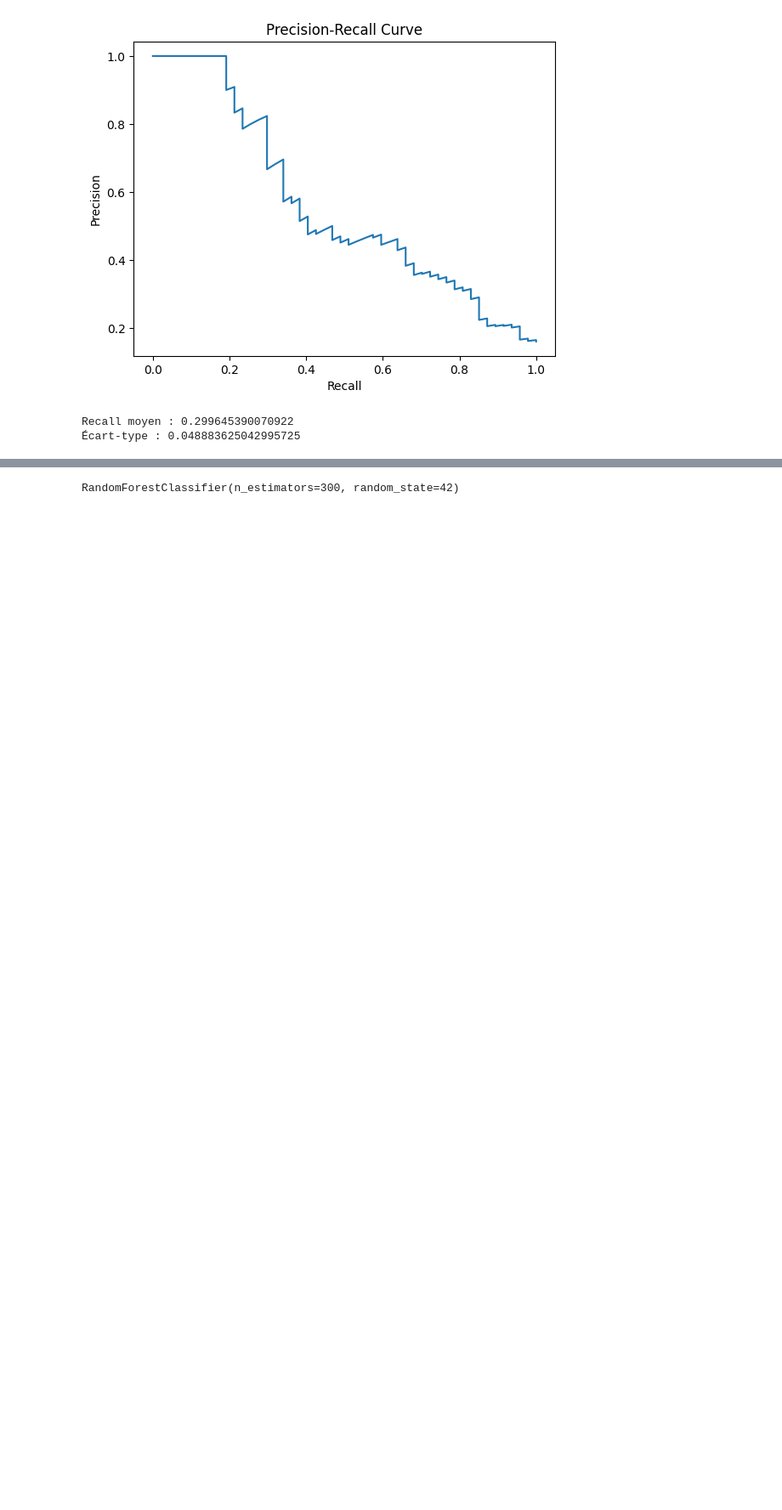
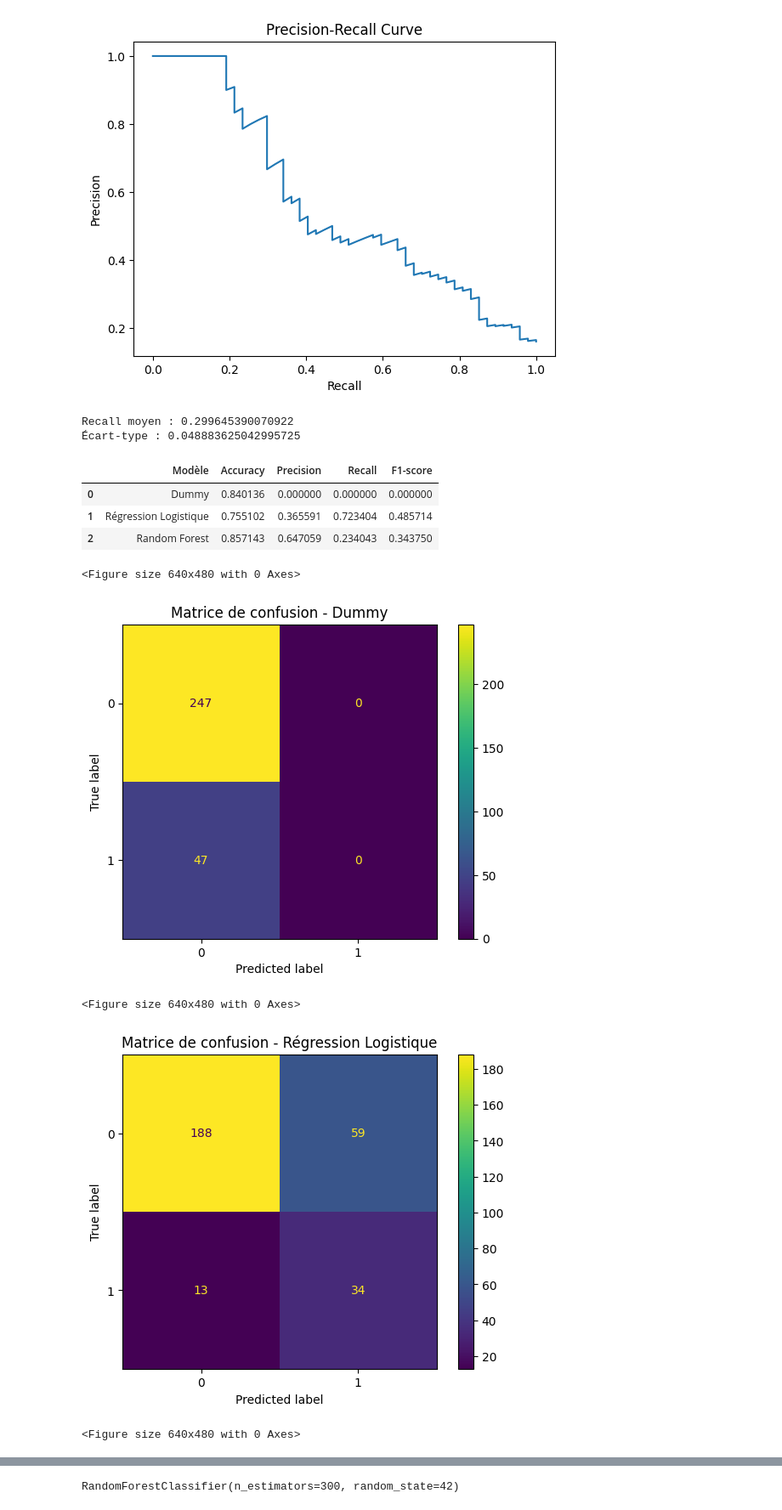
Before and after one commit to sjbl69/Technovaa, a Jupyter notebook: notebooks/02_Modeling_and_SHAP.ipynb, the cells around one changed output, grey strips where cells are left out. Shown at 85% size. Drawn from its saved outputs; the diff is of its cells as text; code cells hidden in the pictures; blank space fills up the shorter version.

Commit message:
Turnover prediction project - EDA, Modeling and SHAP

```diff
--- a/notebooks/02_Modeling_and_SHAP.ipynb
+++ b/notebooks/02_Modeling_and_SHAP.ipynb
@@ -251,3 +251,79 @@ print("Écart-type :", scores.std())
 # %% [output]
 Recall moyen : 0.299645390070922
 Écart-type : 0.048883625042995725
+# %%
+# 16 / Comparaison des 3 modèles
+
+
+#Objectif :  Comparer les performances des trois modèles utilisés.
+# Pourquoi ?  Cela permet d’identifier le modèle le plus performant selon plusieurs métriques adaptées au déséquilibre.
+# Résultat : Le RandomForest présente généralement un meilleur compromis entre recall et F1-score, ce qui en fait le modèle le plus performant.
+
+
+from sklearn.metrics import accuracy_score, precision_score, recall_score, f1_score
+import pandas as pd
+
+# Prédictions
+y_pred_dummy = dummy.predict(X_test)
+y_pred_log = log_model.predict(X_test)
+y_pred_rf = rf_pipeline.predict(X_test)
+
+# Création du tableau comparatif
+results = pd.DataFrame({
+    "Modèle": ["Dummy", "Régression Logistique", "Random Forest"],
+    "Accuracy": [
+        accuracy_score(y_test, y_pred_dummy),
+        accuracy_score(y_test, y_pred_log),
+        accuracy_score(y_test, y_pred_rf)
+    ],
+    "Precision": [
+        precision_score(y_test, y_pred_dummy),
+        precision_score(y_test, y_pred_log),
+        precision_score(y_test, y_pred_rf)
+    ],
+    "Recall": [
+        recall_score(y_test, y_pred_dummy),
+        recall_score(y_test, y_pred_log),
+        recall_score(y_test, y_pred_rf)
+    ],
+    "F1-score": [
+        f1_score(y_test, y_pred_dummy),
+        f1_score(y_test, y_pred_log),
+        f1_score(y_test, y_pred_rf)
+    ]
+})
+
+results
+# %% [output]
+|  | Modèle | Accuracy | Precision | Recall | F1-score |
+| 0 | Dummy | 0.840136 | 0.000000 | 0.000000 | 0.000000 |
+| 1 | Régression Logistique | 0.755102 | 0.365591 | 0.723404 | 0.485714 |
+| 2 | Random Forest | 0.857143 | 0.647059 | 0.234043 | 0.343750 |
+# %%
+# 17/ Matrice de confusion pour chaque modèle
+
+#Objectif : Visualiser les erreurs de classification pour chaque modèle.
+#Pourquoi ? La matrice de confusion permet d’analyser la capacité du modèle à détecter correctement les départs.
+#Résultat : Le RandomForest détecte mieux la classe minoritaire que le Dummy et la Régression Logistique.
+
+
+from sklearn.metrics import ConfusionMatrixDisplay
+import matplotlib.pyplot as plt
+
+models = {
+    "Dummy": dummy,
+    "Régression Logistique": log_model,
+    "Random Forest": rf_pipeline
+}
+
+for name, model in models.items():
+    plt.figure()
+    ConfusionMatrixDisplay.from_estimator(model, X_test, y_test)
+    plt.title(f"Matrice de confusion - {name}")
+    plt.show()
+# %% [output]
+<Figure size 640x480 with 0 Axes>
+[figure, added]
+<Figure size 640x480 with 0 Axes>
+[figure, added]
+<Figure size 640x480 with 0 Axes>
```
Also changed, not shown: parts of 16 cells of this notebook, 1 other file.
